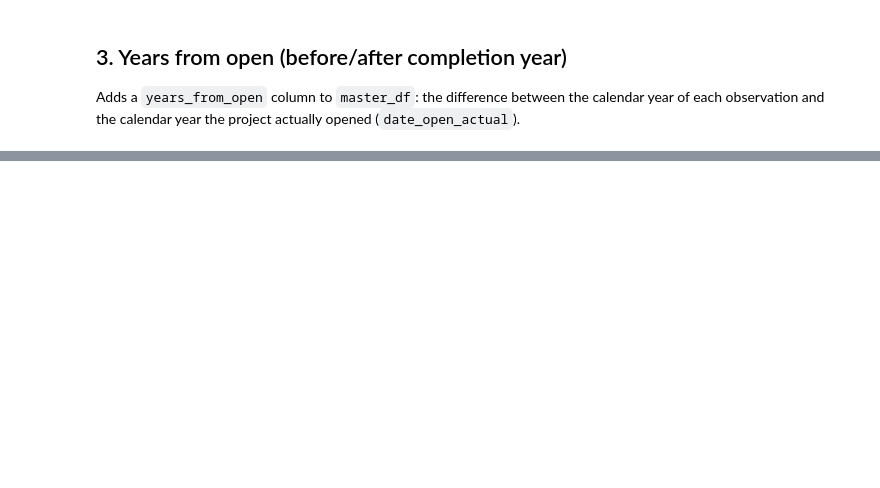
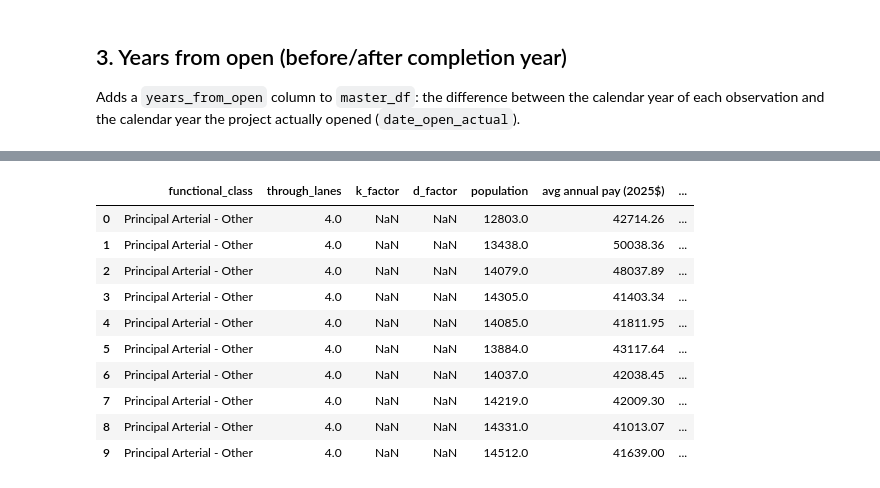
Before and after one commit to uky-transport-data-science/forecastcards_v2, a Jupyter notebook: forecastcards/notebooks/Estimator_Sheet.ipynb, the cells around one changed output, grey strips where cells are left out. Saved outputs shown, nothing was run; the diff lists cells and outputs as text; code cells hidden in the pictures; blank space fills up the shorter version.

```diff
--- a/forecastcards/notebooks/Estimator_Sheet.ipynb
+++ b/forecastcards/notebooks/Estimator_Sheet.ipynb
@@ -226,23 +216,0 @@ k_factor_lookup, d_factor_lookup, cap_base_lookup, cap_params
-# %%
-# make sure through_lanes is numeric
-master_df["through_lanes"] = pd.to_numeric(master_df["through_lanes"], errors="coerce")
-
-_fc_norm = master_df["functional_class"].apply(normalize_functional_class)
-master_df["k_factor"] = _fc_norm.map(k_factor_lookup)
-master_df["d_factor"] = _fc_norm.map(d_factor_lookup)
-_cap_base = _fc_norm.map(cap_base_lookup)
-
-# Capacity = Cap_base x N x f_hv x PHF x f_p x f_g
-master_df["peak_hour_capacity"] = _cap_base * master_df["through_lanes"] * f_hv * PHF * f_p * f_g
-
-# Peak hour volume = AADT x K x D, for the observed volume column
-master_df["peak_hour_volume"] = np.where(
-    master_df["observation_unit"] == "AADT",
-    master_df["observation_value"] * master_df["k_factor"] * master_df["d_factor"],
-    np.nan,
-)
-
-master_df[[
-    "functional_class", "through_lanes", "k_factor", "d_factor", "peak_hour_capacity",
-    "observation_value", "peak_hour_volume",
-]].head(10)
@@ -260,0 +322,24 @@ master_df[[
+# %%
+master_df["peak_hour_volume"] = np.where(
+    master_df["observation_unit"] == "AADT",
+    master_df["observation_value"] * master_df["k_factor"] * master_df["d_factor"],
+    np.nan,
+)
+
+master_df[[
+    "functional_class", "through_lanes", "k_factor", "d_factor",
+    "population", "avg annual pay (2025$)",
+    "observation_value", "peak_hour_volume",
+]].head(10)
+# %% [output]
+|  | functional_class | through_lanes | k_factor | d_factor | population | avg annual pay (2025$) | ... |
+| 0 | Principal Arterial - Other | 4.0 | NaN | NaN | 12803.0 | 42714.26 | ... |
+| 1 | Principal Arterial - Other | 4.0 | NaN | NaN | 13438.0 | 50038.36 | ... |
+| 2 | Principal Arterial - Other | 4.0 | NaN | NaN | 14079.0 | 48037.89 | ... |
+| 3 | Principal Arterial - Other | 4.0 | NaN | NaN | 14305.0 | 41403.34 | ... |
+| 4 | Principal Arterial - Other | 4.0 | NaN | NaN | 14085.0 | 41811.95 | ... |
+| 5 | Principal Arterial - Other | 4.0 | NaN | NaN | 13884.0 | 43117.64 | ... |
+| 6 | Principal Arterial - Other | 4.0 | NaN | NaN | 14037.0 | 42038.45 | ... |
+| 7 | Principal Arterial - Other | 4.0 | NaN | NaN | 14219.0 | 42009.30 | ... |
+| 8 | Principal Arterial - Other | 4.0 | NaN | NaN | 14331.0 | 41013.07 | ... |
+| 9 | Principal Arterial - Other | 4.0 | NaN | NaN | 14512.0 | 41639.00 | ... |
```
Also changed, not shown: parts of 19 cells of this notebook, 3 other files.
